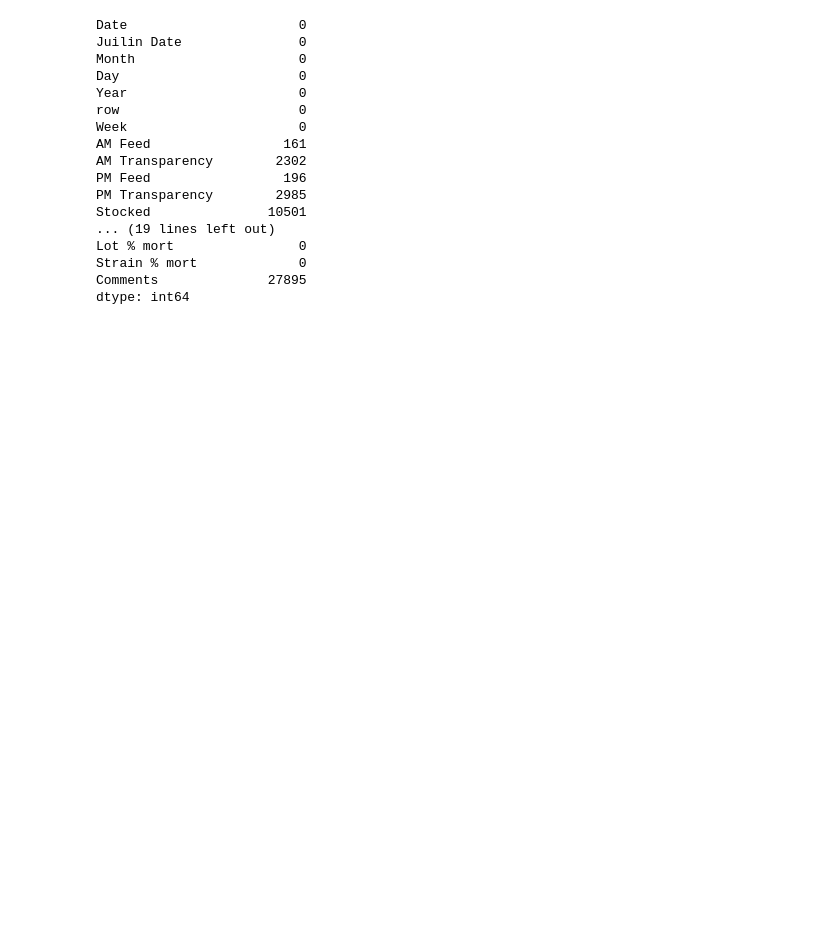
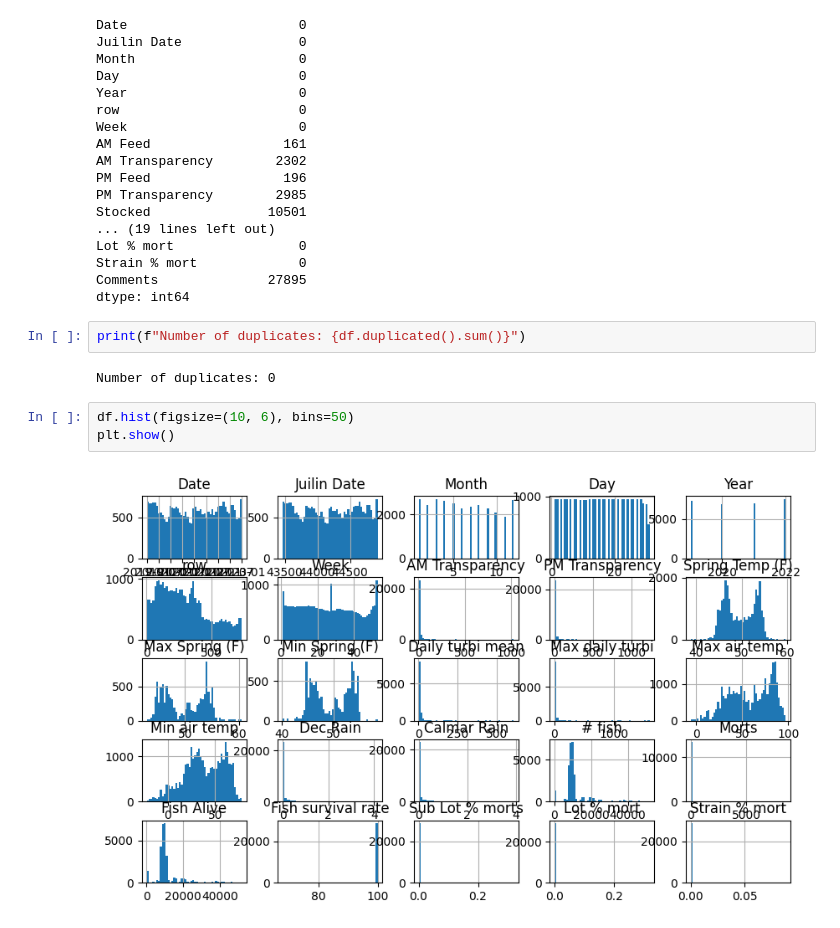
Before and after one commit to warrmu01/Pi515-AI, a Jupyter notebook: src/EDA.ipynb, the cells around one changed output. Drawn from its saved outputs; the diff is of its cells as text; blank space fills up the shorter version.

```diff
--- a/src/EDA.ipynb
+++ b/src/EDA.ipynb
@@ -66,3 +68,12 @@ Lot % mort                0
 Strain % mort             0
 Comments              27895
 dtype: int64
+# %%
+print(f"Number of duplicates: {df.duplicated().sum()}")
+# %% [output]
+Number of duplicates: 0
+# %%
+df.hist(figsize=(10, 6), bins=50)
+plt.show()
+# %% [output]
+[figure, added]
```
Also changed, not shown: parts of 1 cell of this notebook.
